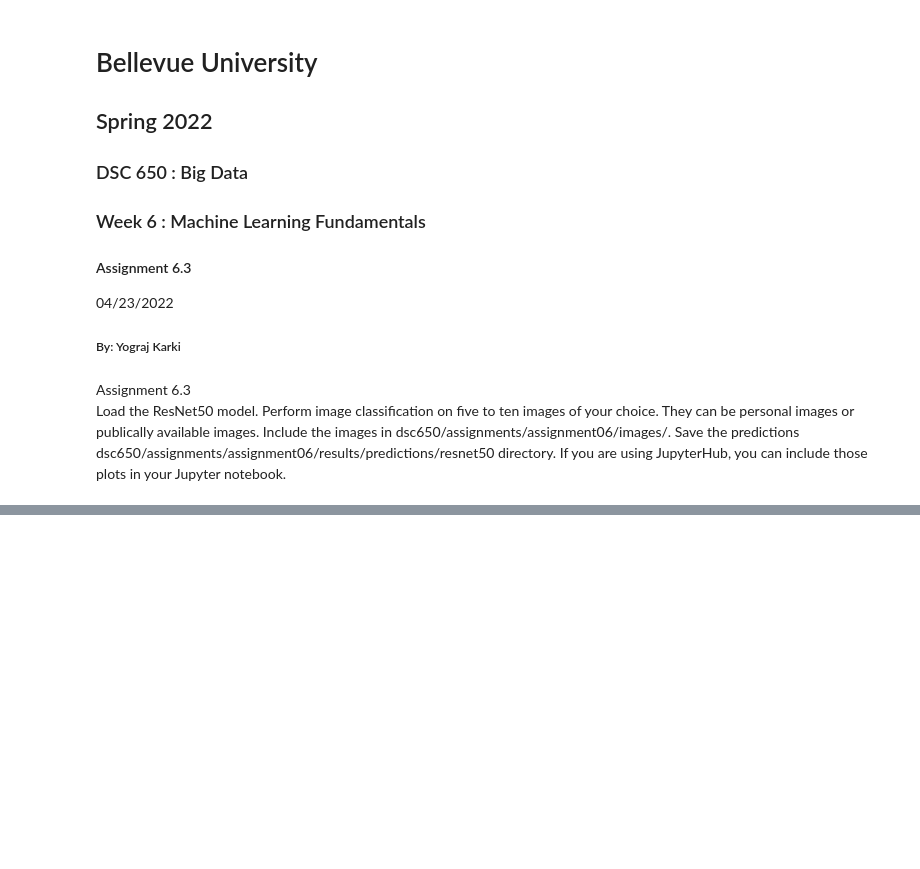
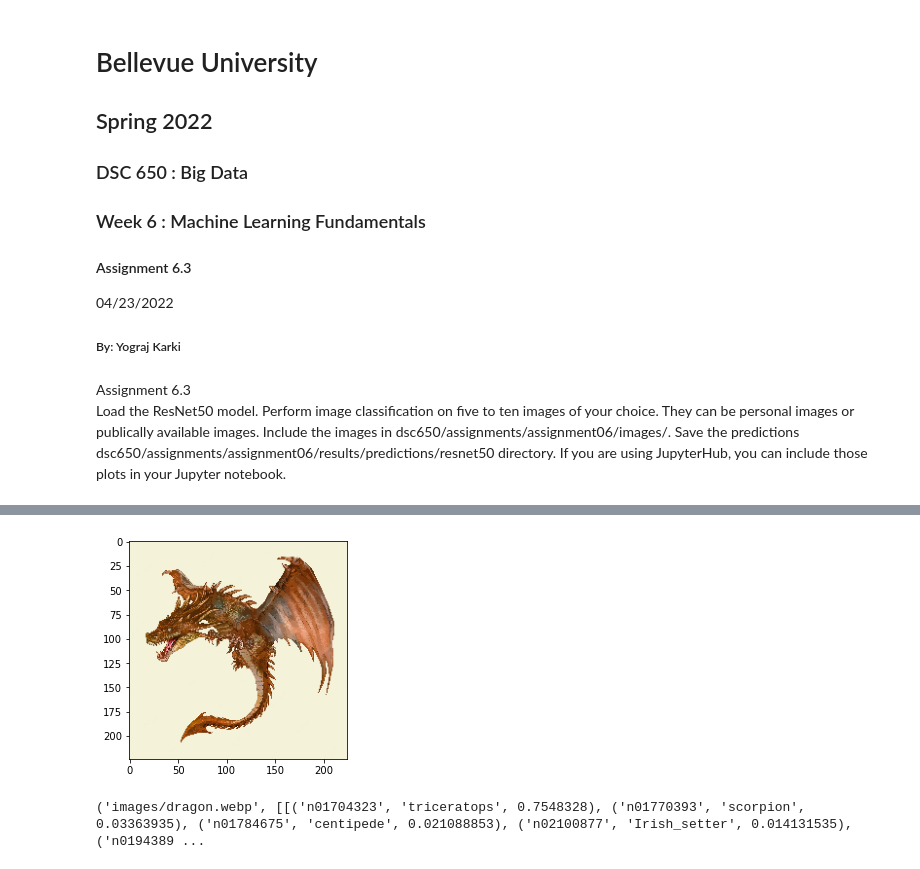
Before and after one commit to Yogi-DS/dsc650, a Jupyter notebook: dsc650/assignments/assignment06/assignment_6_3.ipynb, the cells around one changed output, grey strips where cells are left out. Saved outputs shown, nothing was run; the diff lists cells and outputs as text; code cells hidden in the pictures; blank space fills up the shorter version.

```diff
--- a/dsc650/assignments/assignment06/assignment_6_3.ipynb
+++ b/dsc650/assignments/assignment06/assignment_6_3.ipynb
@@ -55,0 +56,6 @@ run_prediction(filename3)
+# %%
+file4 = 'images/dragon.webp'
+run_prediction(file4)
+# %% [output]
+[figure, added]
+('images/dragon.webp', [[('n01704323', 'triceratops', 0.7548328), ('n01770393', 'scorpion', 0.03363935), ('n01784675', 'centipede', 0.021088853), ('n02100877', 'Irish_setter', 0.014131535), ('n0194389 ...
```
Also changed, not shown: parts of 7 cells of this notebook, 20 other files.
